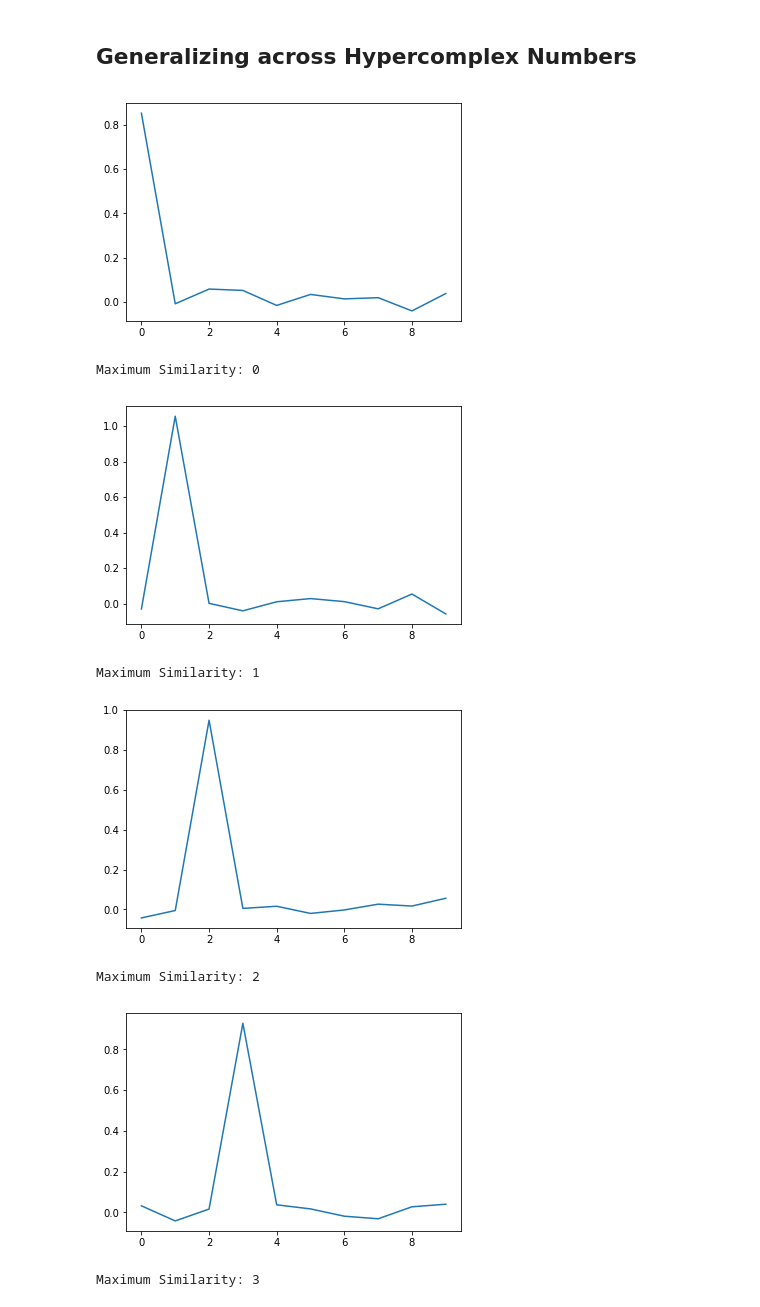
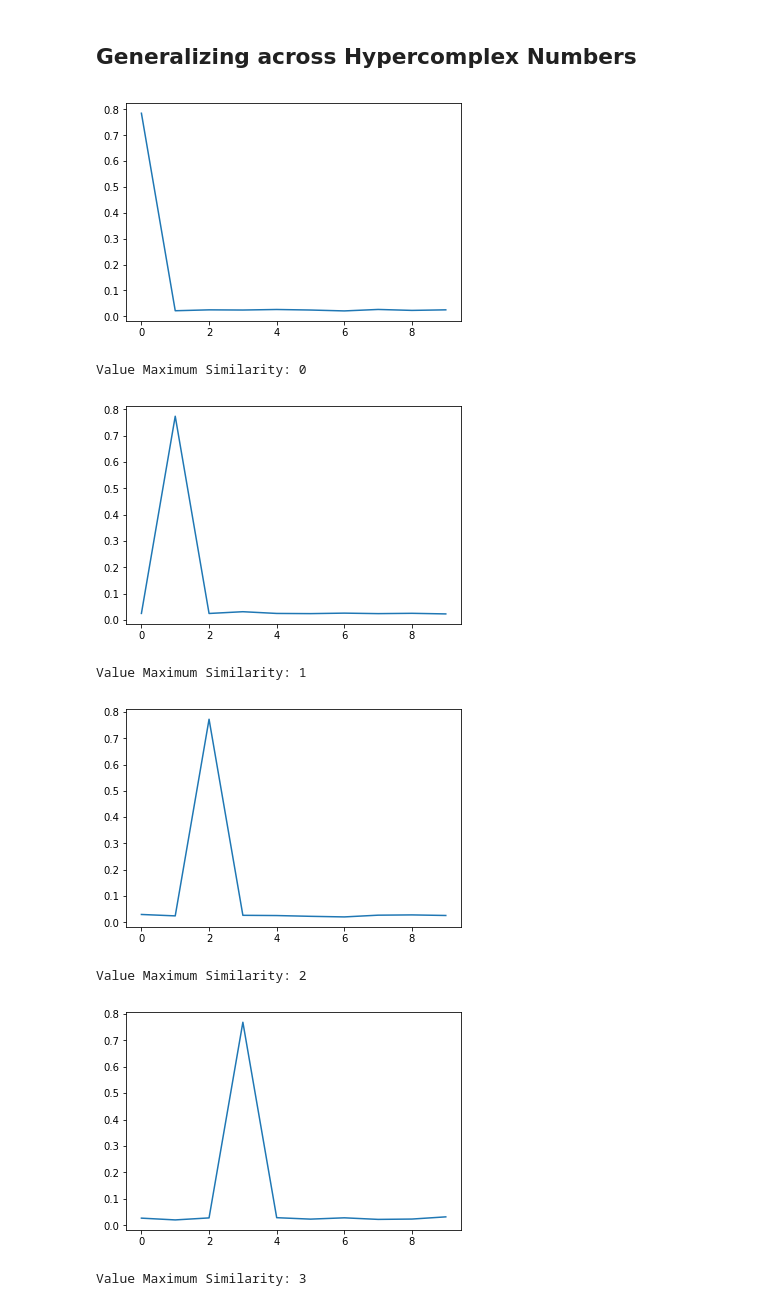
Before and after one commit to brandontrabucco/program-hdc, a Jupyter notebook: experiment.ipynb, the cells around one changed output. Saved outputs shown, nothing was run; the diff lists cells and outputs as text; code cells hidden in the pictures.

Commit message:
implemented hypercomplex fourier transform

```diff
--- a/experiment.ipynb
+++ b/experiment.ipynb
@@ -170,42 +142,65 @@ def hypercomplex_conjugate(a, n=M):
         ], axis=1)
 
 
 def hypercomplex_multiply(a, b, n=M):
     if n == 1:
         return a * b
     else:
         def cayley_dickson(p, q, r, s):
             return np.concatenate([
                 hypercomplex_multiply(p, r, n=(n//2)) - hypercomplex_multiply(hypercomplex_conjugate(s, n=(n//2)), q, n=(n//2)),
                 hypercomplex_multiply(s, p, n=(n//2)) + hypercomplex_multiply(q, hypercomplex_conjugate(r, n=(n//2)), n=(n//2)),
             ], axis=1)
         return cayley_dickson(a[:, :(n//2)], a[:, (n//2):], b[:, :(n//2)], b[:, (n//2):])
 
 
+def hypercomplex_dot(a, b, n=M):
+    return np.sum(hypercomplex_multiply(hypercomplex_conjugate(a), b), axis=0, keepdims=True)
+
+
+def hypercomplex_magnitude(a, n=M):
+    return np.sqrt(np.sum(a * a, axis=1, keepdims=True))
+
+
 superposition = np.zeros((N, M))
 for k, v in zip(keys, values):
-    superposition += hypercomplex_multiply(k, v, n=M)
+    superposition += hypercomplex_multiply(k, v)
 
 
 for k in keys:
-    recovered = hypercomplex_multiply(hypercomplex_conjugate(k, n=M), superposition, n=M)
+    recovered = hypercomplex_multiply(hypercomplex_conjugate(k), superposition)
 
     probabilities = np.zeros((0, 1))
     for v in values:
-        similarity = np.sum(hypercomplex_multiply(recovered, hypercomplex_conjugate(v, n=M), n=M), keepdims=True)
+        similarity = hypercomplex_magnitude(hypercomplex_dot(recovered, v))
         probabilities = np.vstack([probabilities, similarity])
     probabilities /= np.sum(probabilities)
 
     plt.plot(probabilities)
     plt.show()
     selected = np.argmax(probabilities)
-    print("Maximum Similarity:", selected)
+    print("Value Maximum Similarity:", selected)
+
+
+for v in values:
+    recovered = hypercomplex_multiply(hypercomplex_conjugate(superposition), v)
+
+    probabilities = np.zeros((0, 1))
+    for k in keys:
+        similarity = hypercomplex_magnitude(hypercomplex_dot(k, recovered))
+        probabilities = np.vstack([probabilities, similarity])
+    probabilities /= np.sum(probabilities)
+
+    plt.plot(probabilities)
+    plt.show()
+    selected = np.argmax(probabilities)
+    print("Key Maximum Similarity:", selected)
 # %% [output]
-[figure, old version]
+[figure, new version]
-Maximum Similarity: 0
+Value Maximum Similarity: 0
-[figure, old version]
+[figure, new version]
-Maximum Similarity: 1
+Value Maximum Similarity: 1
-[figure, old version]
+[figure, new version]
-Maximum Similarity: 2
+Value Maximum Similarity: 2
-[figure, old version]
+[figure, new version]
-Maximum Similarity: 3
+Value Maximum Similarity: 3
```
Also changed, not shown: parts of 5 cells of this notebook, 1 other file.
